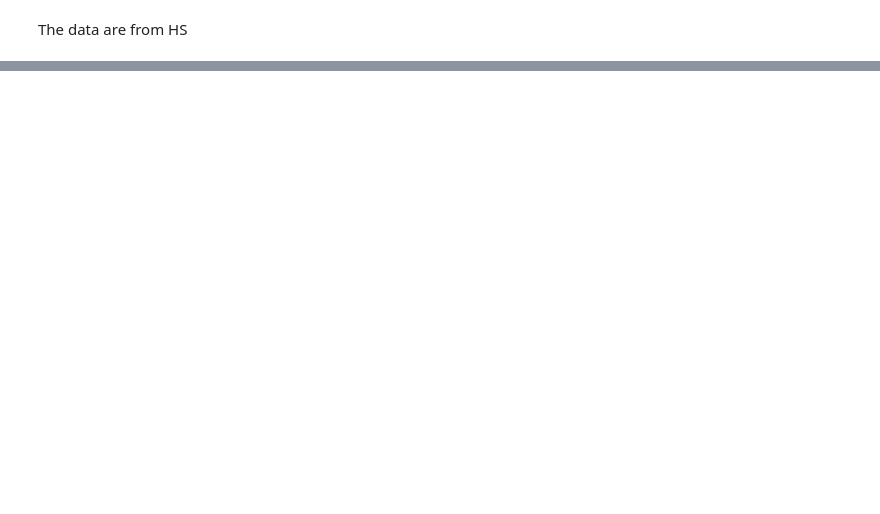
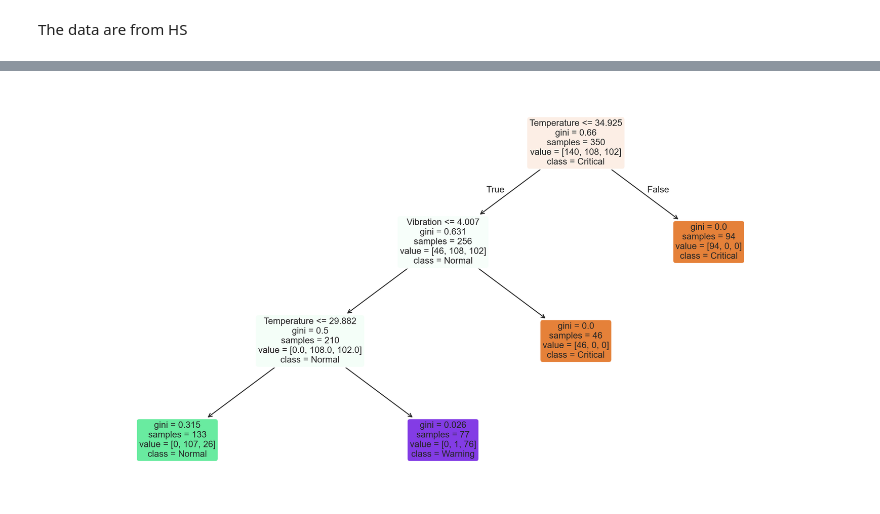
Before and after one commit to abdrahmannc/supervised-learning, a Jupyter notebook: notebooks/regression.ipynb, the cells around one changed output, grey strips where cells are left out. Cells and saved outputs as stored; diff of their text form; code cells hidden in the pictures; blank space fills up the shorter version.

```diff
--- a/notebooks/regression.ipynb
+++ b/notebooks/regression.ipynb
@@ -85,0 +179,4 @@ hello
+# %%
+visualize_decision_tree(model, X_train)
+# %% [output]
+[figure, added]
```
Also changed, not shown: parts of 24 cells of this notebook, 1 other file.
